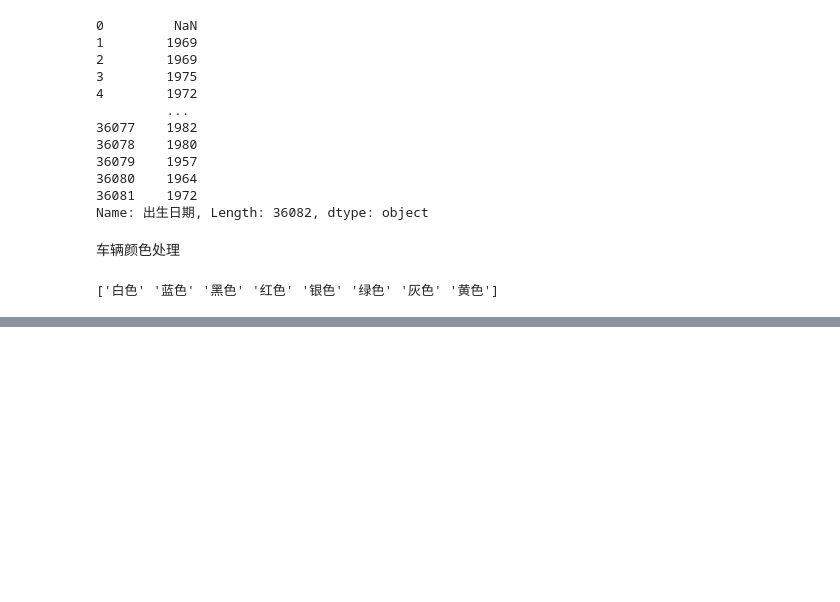
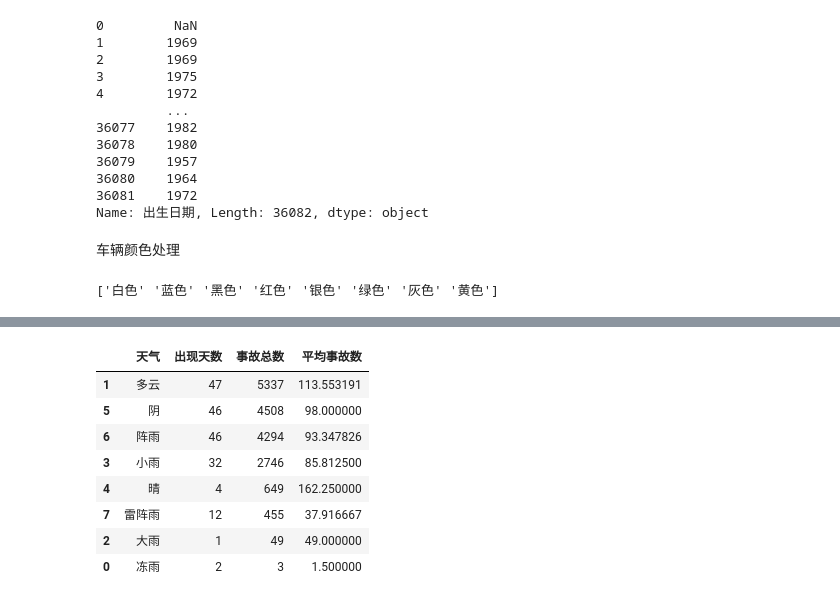
Before and after one commit to SongYangcheng/coding, a Jupyter notebook: dome/analyse_accid.ipynb, the cells around one changed output, grey strips where cells are left out. Drawn from its saved outputs; the diff is of its cells as text; code cells hidden in the pictures; blank space fills up the shorter version.

```diff
--- a/dome/analyse_accid.ipynb
+++ b/dome/analyse_accid.ipynb
@@ -1174,0 +1228,42 @@ data['车辆品牌'] = data['车辆品牌'].apply(
+# %%
+#一、处理天气数据时段和关联天气状况
+
+#定义函数，根据时间段选取对应日天气状况（原始数据用“/”分隔）
+def pick_side(cell, pick_left=True): #cell为输入的天气状况，如晴和阴
+    if pd.isna(cell): #如果单元格内容确实（NaN）
+        return np.nan #保持缺失状态
+    #将天气字符串按照/分割为列表
+    parts = [p.strip() for p in str(cell).split('/')]
+    #若拆分后只有一个天气值无斜杠/分割
+    return parts[0] if len(parts) == 1 or pick_left else parts[-1]
+#判断记录属于白天还是黑夜
+#查看segment是否为白天如果是则为True否则判断时间段
+is_day = np.where(acc['segment'].str.contains('白天', na='False'), True, acc['hour'].between(6, 17))
+
+acc['wx_main'] = [pick_side(s, pl) for s, pl in zip(acc['天气状况'], is_day)]
+acc['wx_main'] = acc['wx_main'].str.replace(' ', '').str.replace('转', '')
+
+#二、计算指标
+#按照主要的天气类型(wx_main)分组
+wx_days = acc.groupby('wx_main')['date'].nunique()
+#按照主要类型(wx_main)分组,统计每种天气对应的事故记录数，即每种天气下的事故总数
+wx_acc = acc.groupby('wx_main')['accidenttime'].count()
+wx_mean = wx_acc / wx_days
+#合并上述结果为一个数据框
+df_plot = pd.DataFrame({
+    '天气': wx_acc.index, #列为：天气, 值为wx_acc的索引
+    '出现天数':wx_days.values, #列为“出现天数”, 值为wx_days的数值
+    '事故总数': wx_acc.values,
+    '平均事故数': wx_mean.values,
+}).sort_values('事故总数', ascending=False) #按照事故总数降序排序
+df_plot
+# %% [output]
+|  | 天气 | 出现天数 | 事故总数 | 平均事故数 |
+| 1 | 多云 | 47 | 5337 | 113.553191 |
+| 5 | 阴 | 46 | 4508 | 98.000000 |
+| 6 | 阵雨 | 46 | 4294 | 93.347826 |
+| 3 | 小雨 | 32 | 2746 | 85.812500 |
+| 4 | 晴 | 4 | 649 | 162.250000 |
+| 7 | 雷阵雨 | 12 | 455 | 37.916667 |
+| 2 | 大雨 | 1 | 49 | 49.000000 |
+| 0 | 冻雨 | 2 | 3 | 1.500000 |
```
Also changed, not shown: parts of 3 cells of this notebook, 42 other files.
